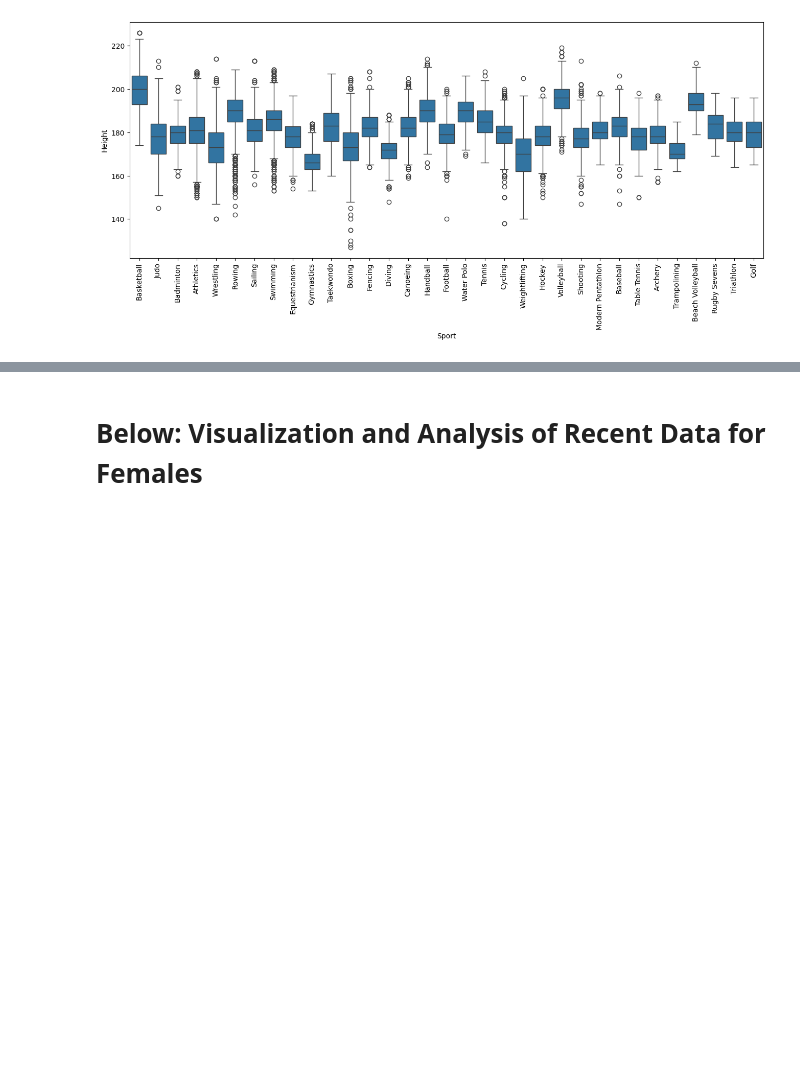
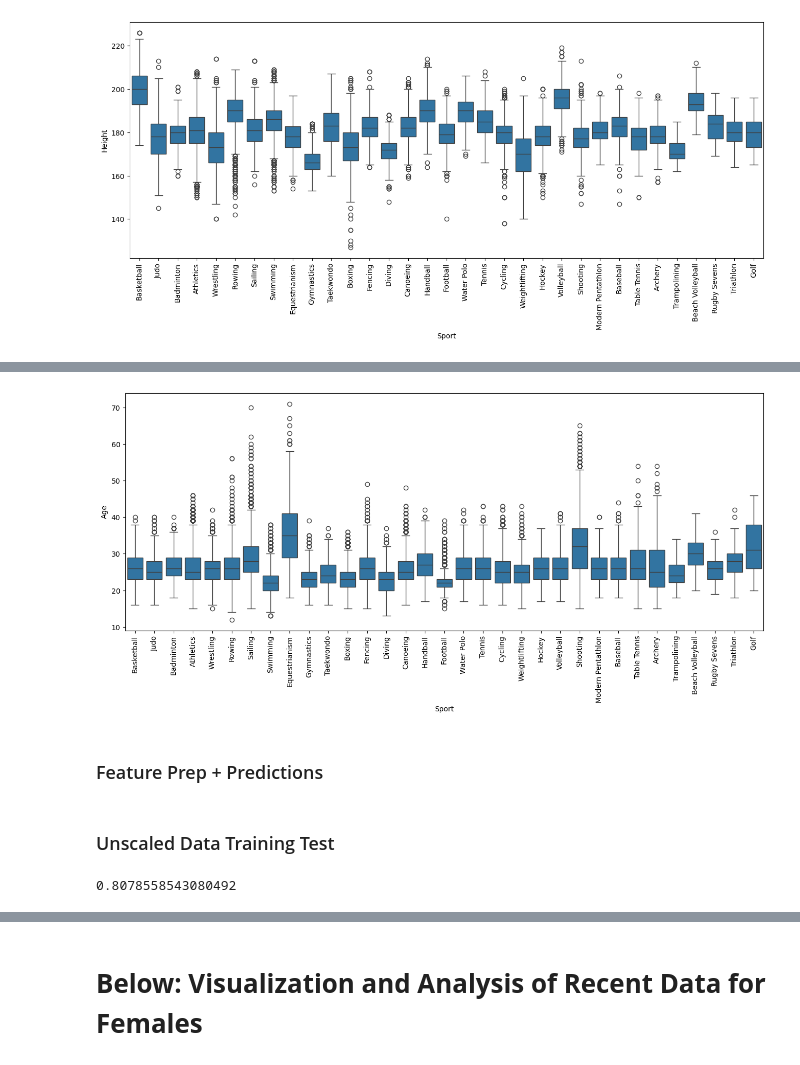
Before and after one commit to SophiaKim100/NDSRP, a Jupyter notebook: Olympic_Events.ipynb, the cells around one changed output, grey strips where cells are left out. Saved outputs shown, nothing was run; the diff lists cells and outputs as text; code cells hidden in the pictures; blank space fills up the shorter version.

```diff
--- a/Olympic_Events.ipynb
+++ b/Olympic_Events.ipynb
@@ -403,0 +457,9 @@ ms_grouped_age
+# %%
+plt.figure(figsize=(16,6))
+sns.boxplot(x='Sport',y='Age', data=male_summer_df)
+plt.xticks(rotation=90)
+plt.show()
+# %% [output]
+[figure, added]
+# %% [markdown]
+### Feature Prep + Predictions
@@ -403,0 +481,9 @@ ms_grouped_age
+# %% [markdown]
+### Unscaled Data Training Test
+# %%
+model_unscaled_ms = KNeighborsClassifier(n_neighbors=5)
+model_unscaled_ms.fit(X_train_ms, y_train_ms)
+pred_unscaled_ms = model_unscaled_ms.predict(X_test_ms)
+print(accuracy_score(y_test_ms, pred_unscaled_ms))
+# %% [output]
+0.8078558543080492
```
Also changed, not shown: parts of 21 cells of this notebook.
